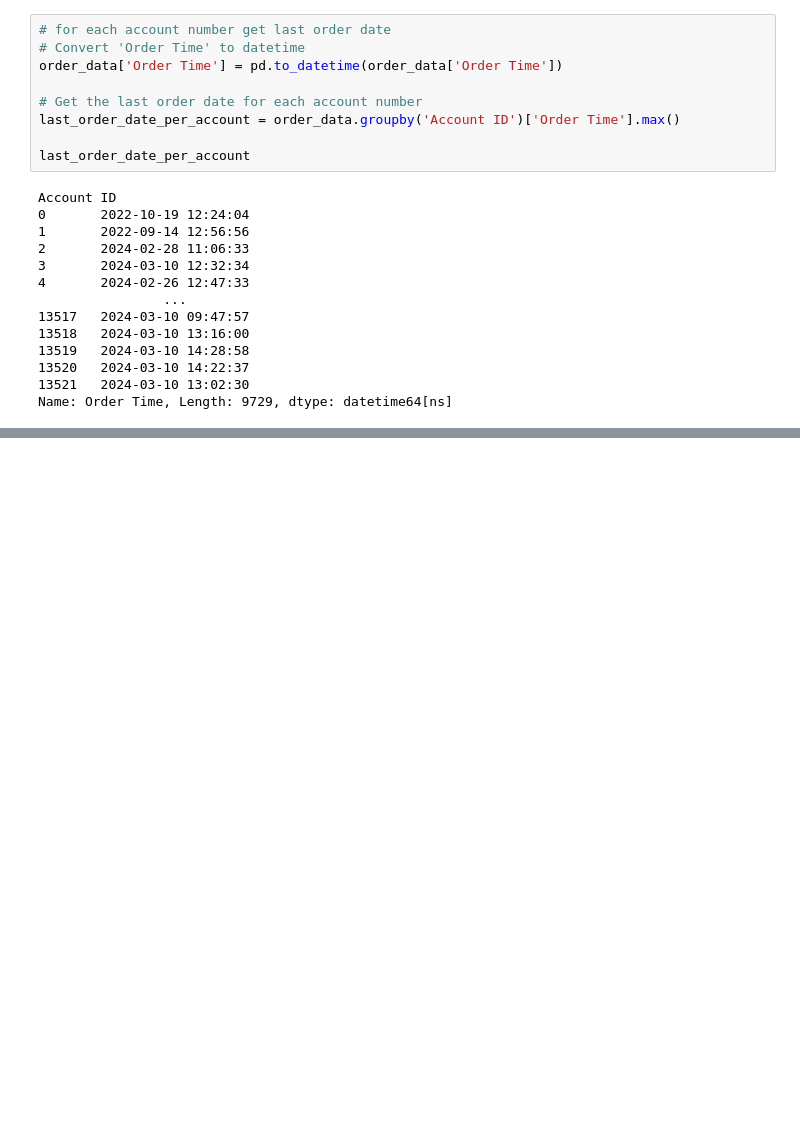
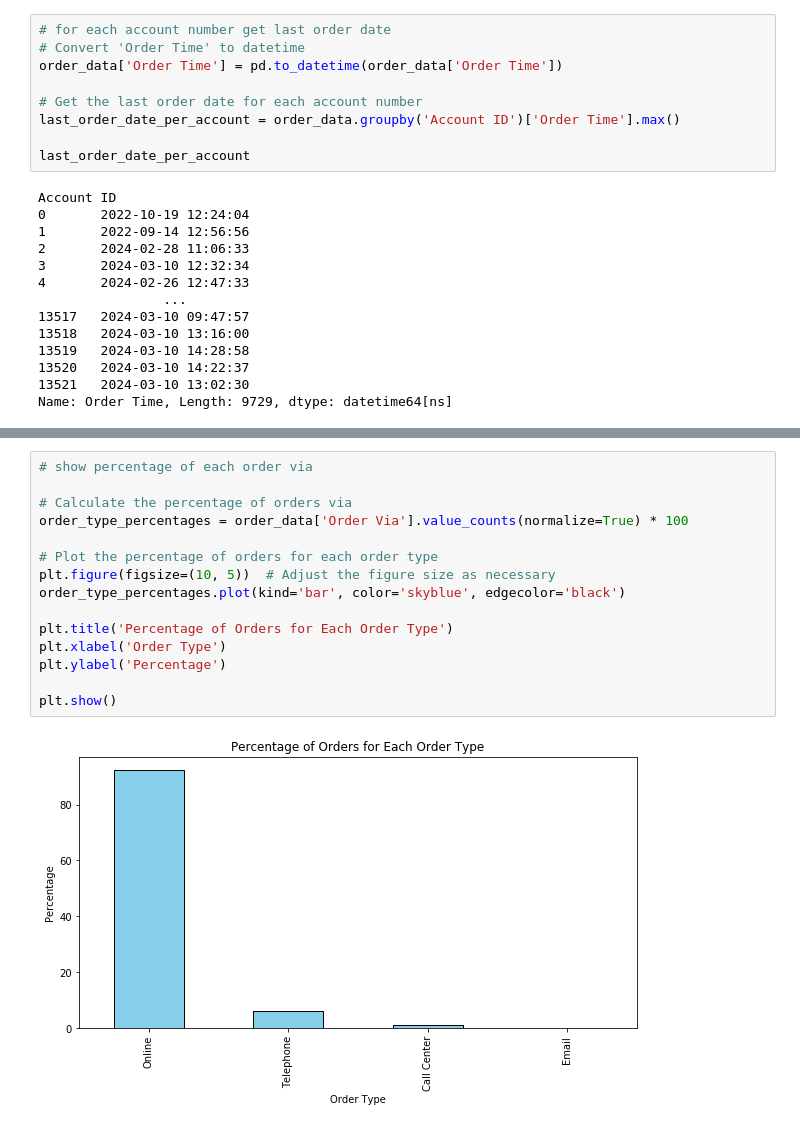
Before and after one commit to omar-sheta/datalytics, a Jupyter notebook: analysis.ipynb, the cells around one changed output, grey strips where cells are left out. Cells and saved outputs as stored; diff of their text form; blank space fills up the shorter version.

```diff
--- a/analysis.ipynb
+++ b/analysis.ipynb
@@ -313,0 +448,17 @@ Name: Order Time, Length: 9729, dtype: datetime64[ns]
+# %%
+# show percentage of each order via
+
+# Calculate the percentage of orders via
+order_type_percentages = order_data['Order Via'].value_counts(normalize=True) * 100
+
+# Plot the percentage of orders for each order type
+plt.figure(figsize=(10, 5))  # Adjust the figure size as necessary
+order_type_percentages.plot(kind='bar', color='skyblue', edgecolor='black')
+
+plt.title('Percentage of Orders for Each Order Type')
+plt.xlabel('Order Type')
+plt.ylabel('Percentage')
+
+plt.show()
+# %% [output]
+[figure, added]
```
Also changed, not shown: parts of 20 cells of this notebook.
